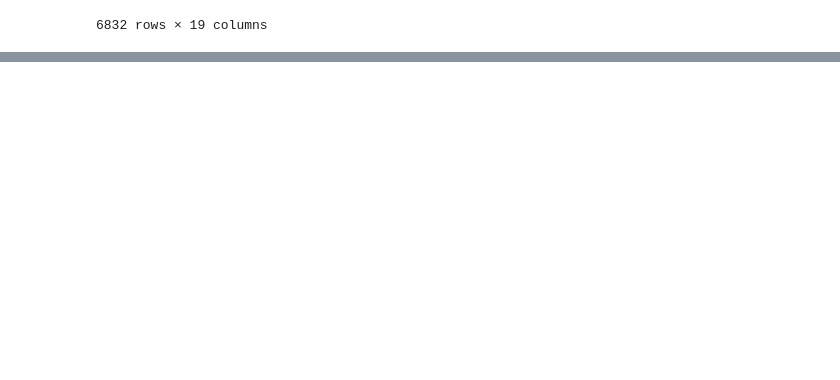
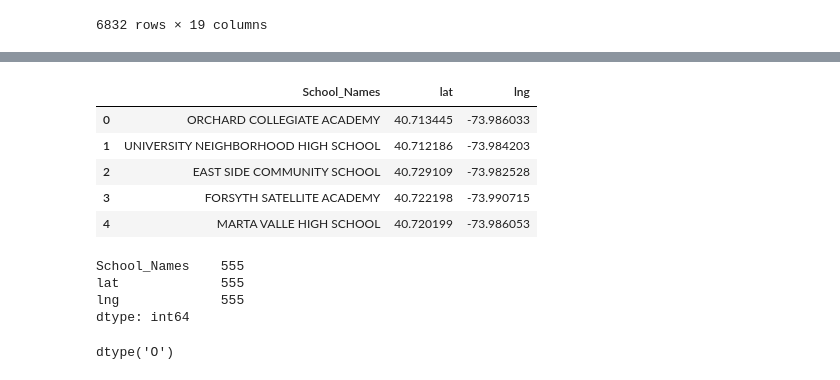
Before and after one commit to es2681/group_project, a Jupyter notebook: Transformed_Data_Tables/Merged_All_Tables_And_Categories.ipynb, the cells around one changed output, grey strips where cells are left out. Cells and saved outputs as stored; diff of their text form; code cells hidden in the pictures; blank space fills up the shorter version.

```diff
--- a/Transformed_Data_Tables/Merged_All_Tables_And_Categories.ipynb
+++ b/Transformed_Data_Tables/Merged_All_Tables_And_Categories.ipynb
@@ -490,0 +589,44 @@ Index(['DBN', 'SchoolName', 'CohortYear', 'PercentGrads',
+# %%
+params = {
+    "inputtype": "textquery",
+    "fields": "geometry",
+    "locationbias": "circle 35000 40.7128,-74.0060",
+    "key": g_key
+}
+
+# 6b. Iterate through the hotel DataFrame.
+for index, row in school_names_df.iterrows():
+    # Get school name from DataFrame
+    school = row["School_Names"]
+
+    # Add school name to input key for the params dictionary.
+    params["input"] = f"{school}"
+
+    # Set up the base URL for the Google Directions API to get JSON data.
+    base_url = "https://maps.googleapis.com/maps/api/place/findplacefromtext/json"
+
+    # Make request and retrieve the JSON data from the search.
+    schools = requests.get(base_url, params=params).json()
+
+    # Get the first address from the results and store it, if an address isn't found skip the school.
+    try:
+        school_names_df.loc[index, "lat"] = schools["candidates"][0]["geometry"]["location"]["lat"]
+        school_names_df.loc[index, "lng"] = schools["candidates"][0]["geometry"]["location"]["lng"]
+    except (IndexError):
+        pass
+# %%
+school_names_df.head()
+# %% [output]
+|  | School_Names | lat | lng |
+| 0 | ORCHARD COLLEGIATE ACADEMY | 40.713445 | -73.986033 |
+| 1 | UNIVERSITY NEIGHBORHOOD HIGH SCHOOL | 40.712186 | -73.984203 |
+| 2 | EAST SIDE COMMUNITY SCHOOL | 40.729109 | -73.982528 |
+| 3 | FORSYTH SATELLITE ACADEMY | 40.722198 | -73.990715 |
+| 4 | MARTA VALLE HIGH SCHOOL | 40.720199 | -73.986053 |
+# %%
+school_names_df.count()
+# %% [output]
+School_Names    555
+lat             555
+lng             555
+dtype: int64
@@ -490,0 +635,4 @@ Index(['DBN', 'SchoolName', 'CohortYear', 'PercentGrads',
+# %%
+clean_df_merged['School_Name_and_Cohort_Year'].dtypes
+# %% [output]
+dtype('O')
```
Also changed, not shown: parts of 14 cells of this notebook, 3 other files.
